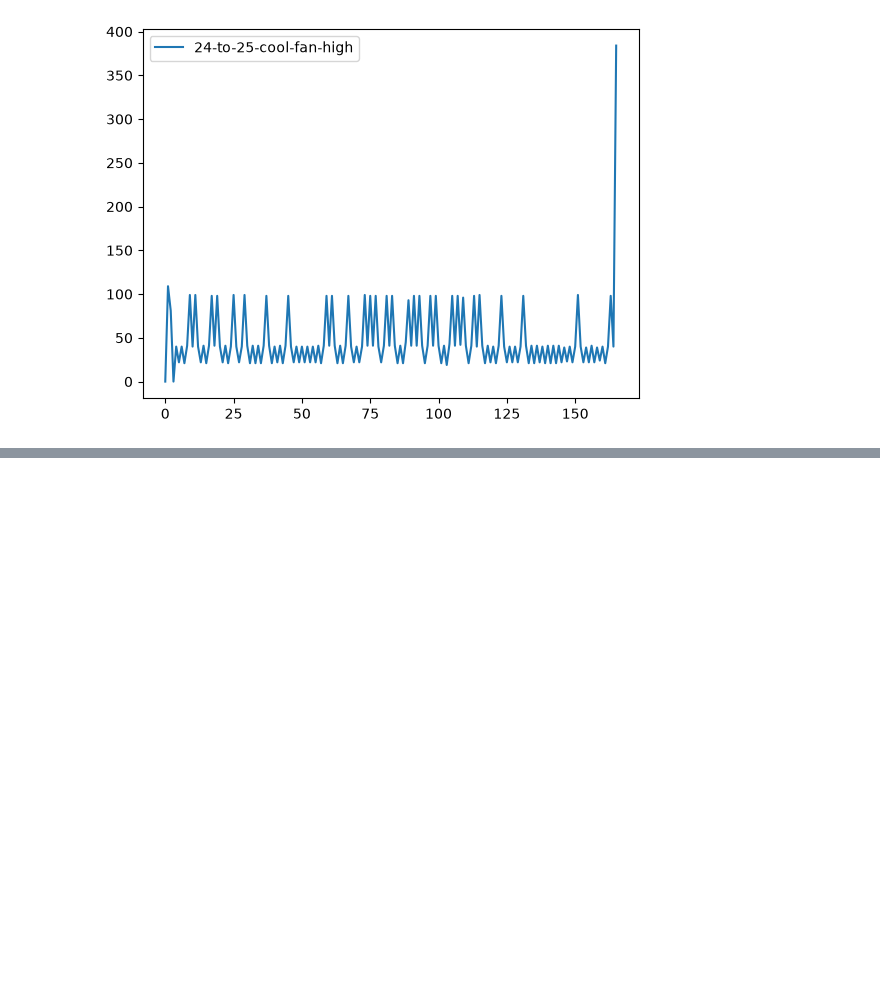
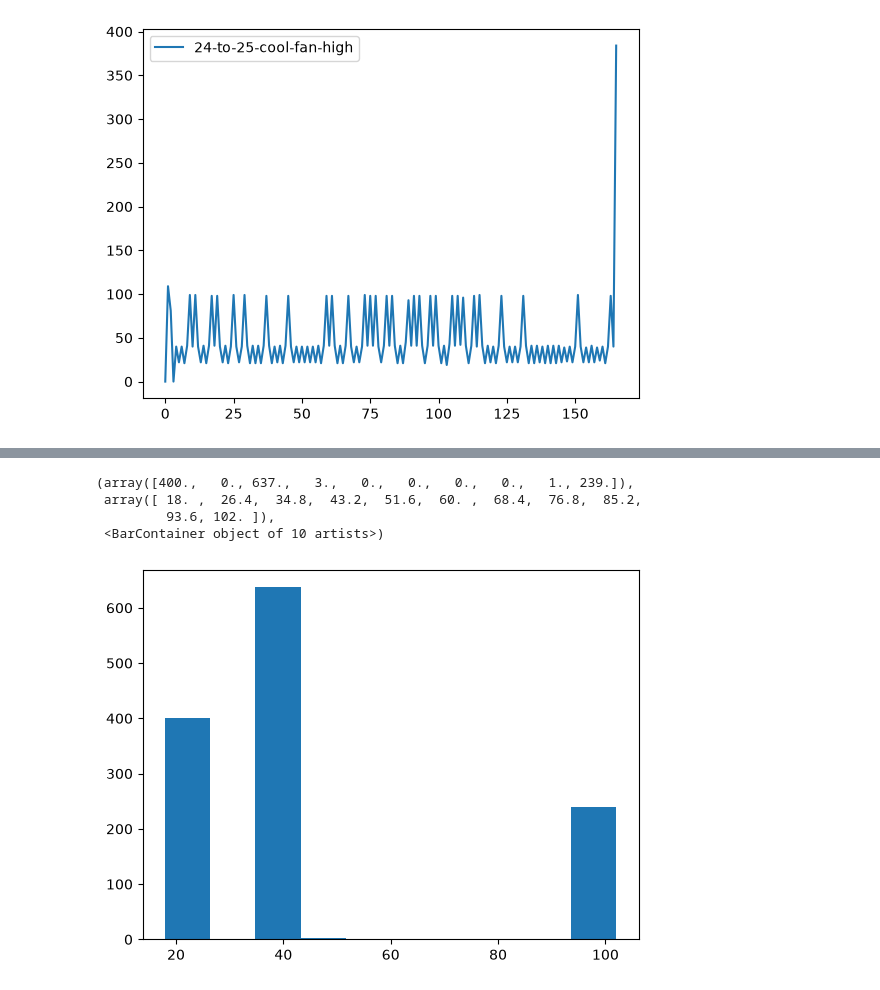
Before and after one commit to Shresht7/esphome-voltas-ac-climate-ir, a Jupyter notebook: protocol/notebook.ipynb, the cells around one changed output, grey strips where cells are left out. Drawn from its saved outputs; the diff is of its cells as text; code cells hidden in the pictures; blank space fills up the shorter version.

Commit message:
Clustering without header and footer values

```diff
--- a/protocol/notebook.ipynb
+++ b/protocol/notebook.ipynb
@@ -183,0 +133,5 @@ Text(0, 0.5, 'Decimal Code')
+# %%
+# Remove the header and footer
+for code in pronto_codes:
+    code['hex'] = code['hex'].split()[4:-2]
+    code['dec'] = code['dec'][4:-2]
@@ -183,0 +159,6 @@ Text(0, 0.5, 'Decimal Code')
+# %%
+all_hex_codes = []
+all_dec_codes = []
+for code in pronto_codes:
+    all_hex_codes.extend(code["hex"])
+    all_dec_codes.extend(code["dec"])
@@ -183,0 +207,8 @@ Text(0, 0.5, 'Decimal Code')
+# %%
+plt.hist(all_dec_codes, bins=10)
+# %% [output]
+(array([400.,   0., 637.,   3.,   0.,   0.,   0.,   0.,   1., 239.]),
+ array([ 18. ,  26.4,  34.8,  43.2,  51.6,  60. ,  68.4,  76.8,  85.2,
+         93.6, 102. ]),
+ <BarContainer object of 10 artists>)
+[figure, added]
```
Also changed, not shown: parts of 11 cells of this notebook.
